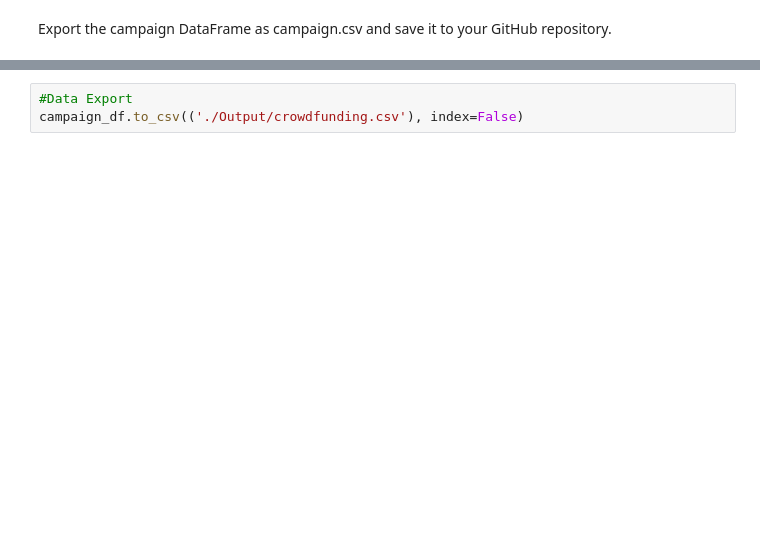
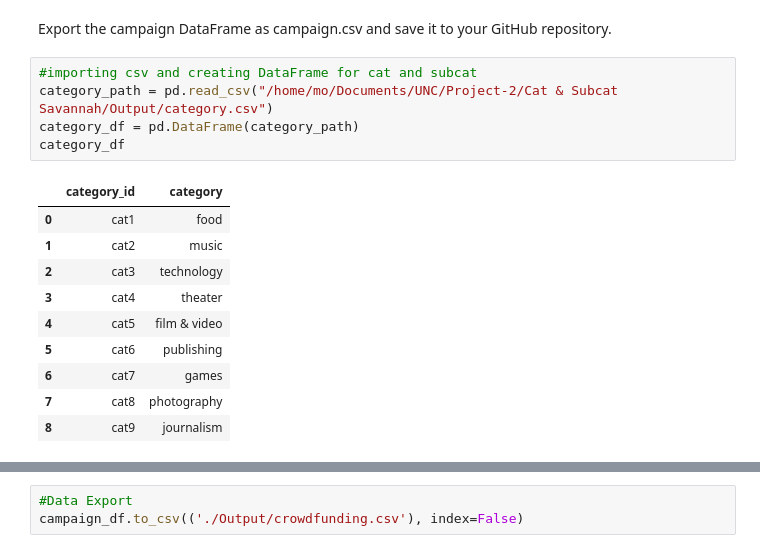
Before and after one commit to SavannahWithAnH/CrowfundingETL_Project, a Jupyter notebook: Campaign Alex/task_2.ipynb, the cells around one changed output, grey strips where cells are left out. Cells and saved outputs as stored; diff of their text form; blank space fills up the shorter version.

```diff
--- a/Campaign Alex/task_2.ipynb
+++ b/Campaign Alex/task_2.ipynb
@@ -62,3 +67,19 @@ campaign_df.head()
 # %% [markdown]
 
 Export the campaign DataFrame as campaign.csv and save it to your GitHub repository.
+# %%
+#importing csv and creating DataFrame for cat and subcat
+category_path = pd.read_csv("/home/mo/Documents/UNC/Project-2/Cat & Subcat Savannah/Output/category.csv")
+category_df = pd.DataFrame(category_path)
+category_df
+# %% [output]
+|  | category_id | category |
+| 0 | cat1 | food |
+| 1 | cat2 | music |
+| 2 | cat3 | technology |
+| 3 | cat4 | theater |
+| 4 | cat5 | film & video |
+| 5 | cat6 | publishing |
+| 6 | cat7 | games |
+| 7 | cat8 | photography |
+| 8 | cat9 | journalism |
```
Also changed, not shown: parts of 3 cells of this notebook.
